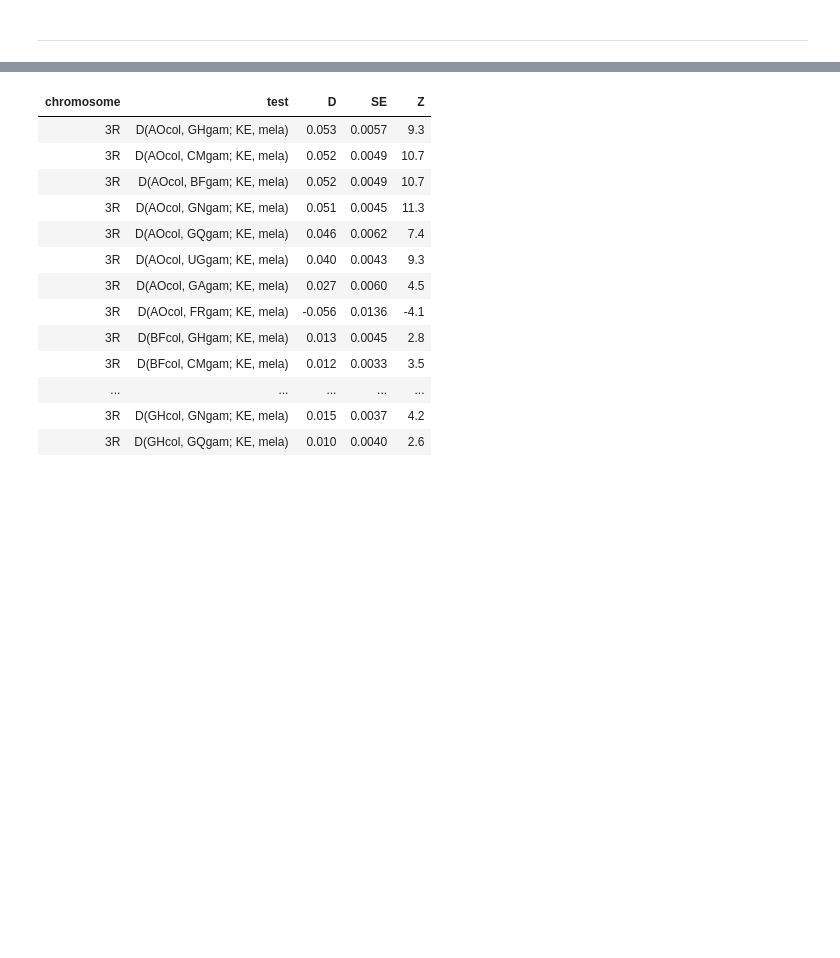
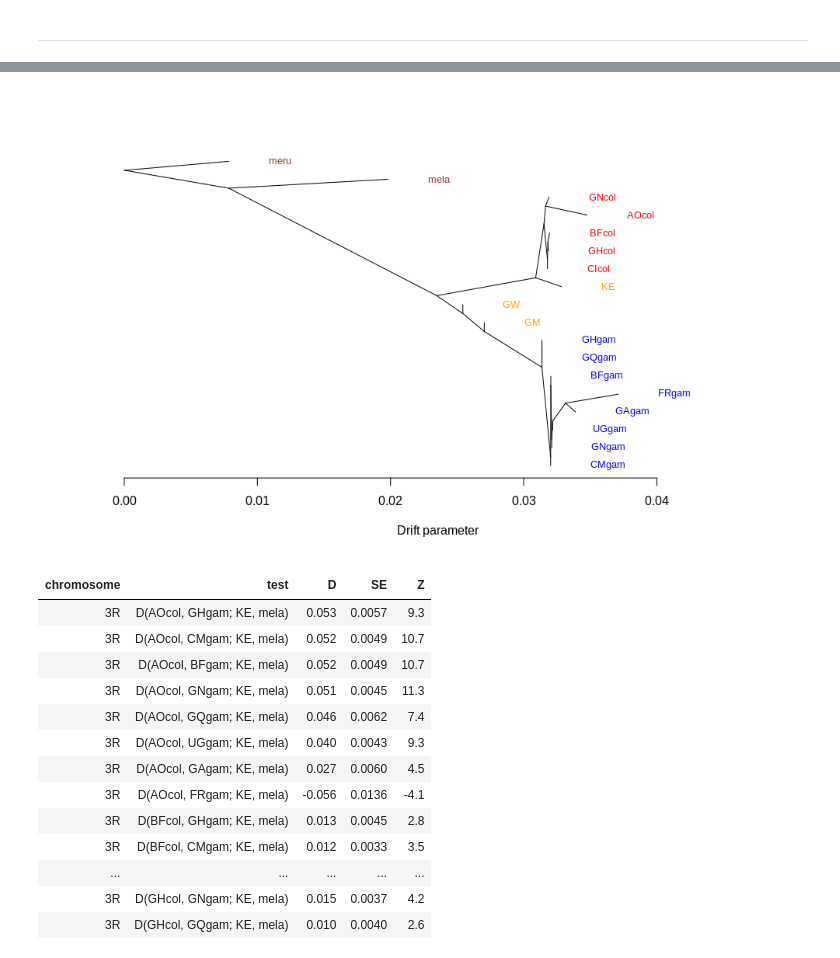
Before and after one commit to randomxsk8/notebooks, a Jupyter notebook: 12022019_ABBABABA_GSTe Out.ipynb, the cells around one changed output, grey strips where cells are left out. Cells and saved outputs as stored; diff of their text form; code cells hidden in the pictures; blank space fills up the shorter version.

```diff
--- a/12022019_ABBABABA_GSTe Out.ipynb
+++ b/12022019_ABBABABA_GSTe Out.ipynb
@@ -263,3 +409,7 @@ f4_analys(A, B, C, D, chroms=("3R"),
+# %%
+Image(filename='data/Treemix_data/merus_melas/3R_gste_out/Rplot01.png')
+# %% [output]
+[figure, added]
 # %%
 A = an_col
 B = an_gam
```
Also changed, not shown: parts of 20 cells of this notebook, 5 other files.
